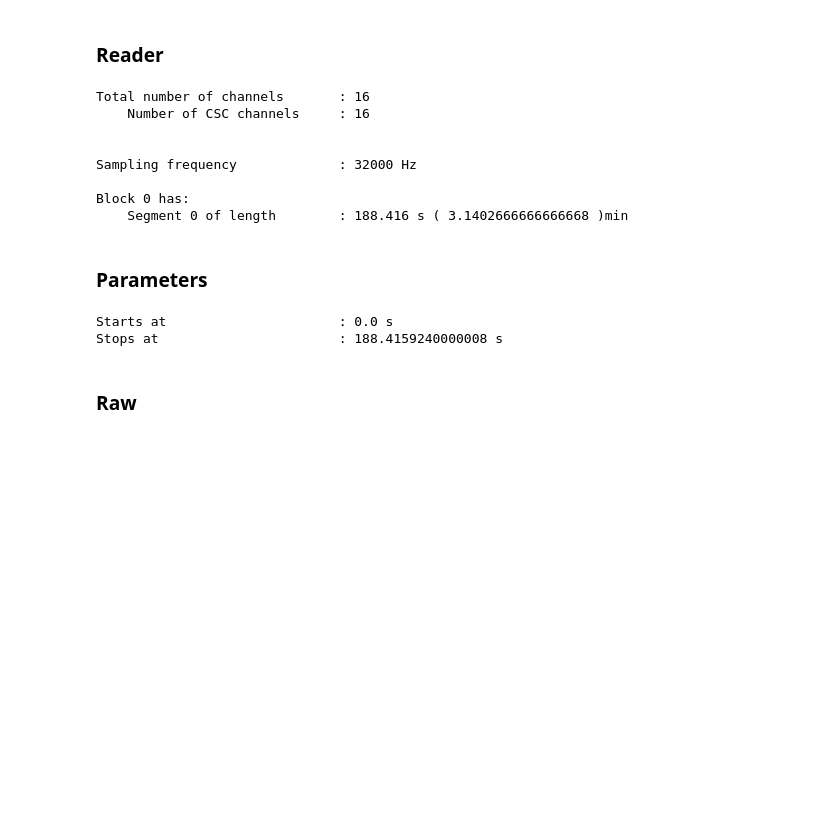
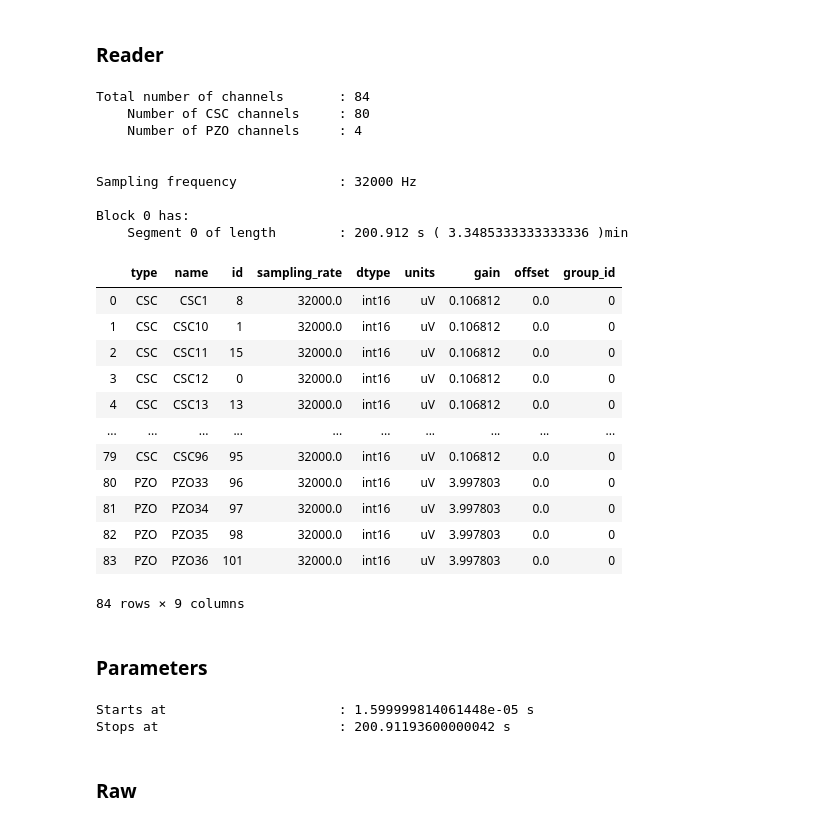
Before and after one commit to r-makarov/ecogy, a Jupyter notebook: notebooks/Preprocess_NLX.ipynb, the cells around one changed output. Drawn from its saved outputs; the diff is of its cells as text; code cells hidden in the pictures; blank space fills up the shorter version.

```diff
--- a/notebooks/Preprocess_NLX.ipynb
+++ b/notebooks/Preprocess_NLX.ipynb
@@ -47,17 +50,36 @@ path
+# %%
+path = '/home/spike/mounts/R_KHZPV_7322/CheetahData3/Roman/2019-10-17/2019-10-17_22-19-20/'
 # %% [markdown]
 ### Reader
 # %%
 reader = Reader(path)
 reader.info()
 # %% [output]
-Total number of channels       : 16
-    Number of CSC channels     : 16
+Total number of channels       : 84
+    Number of CSC channels     : 80
+    Number of PZO channels     : 4
 
 
 Sampling frequency             : 32000 Hz
 
 Block 0 has:
-    Segment 0 of length        : 188.416 s ( 3.1402666666666668 )min
+    Segment 0 of length        : 200.912 s ( 3.3485333333333336 )min
+# %%
+reader.df_ch
+# %% [output]
+|  | type | name | id | sampling_rate | dtype | units | gain | offset | group_id |
+| 0 | CSC | CSC1 | 8 | 32000.0 | int16 | uV | 0.106812 | 0.0 | 0 |
+| 1 | CSC | CSC10 | 1 | 32000.0 | int16 | uV | 0.106812 | 0.0 | 0 |
+| 2 | CSC | CSC11 | 15 | 32000.0 | int16 | uV | 0.106812 | 0.0 | 0 |
+| 3 | CSC | CSC12 | 0 | 32000.0 | int16 | uV | 0.106812 | 0.0 | 0 |
+| 4 | CSC | CSC13 | 13 | 32000.0 | int16 | uV | 0.106812 | 0.0 | 0 |
+| ... | ... | ... | ... | ... | ... | ... | ... | ... | ... |
+| 79 | CSC | CSC96 | 95 | 32000.0 | int16 | uV | 0.106812 | 0.0 | 0 |
+| 80 | PZO | PZO33 | 96 | 32000.0 | int16 | uV | 3.997803 | 0.0 | 0 |
+| 81 | PZO | PZO34 | 97 | 32000.0 | int16 | uV | 3.997803 | 0.0 | 0 |
+| 82 | PZO | PZO35 | 98 | 32000.0 | int16 | uV | 3.997803 | 0.0 | 0 |
+| 83 | PZO | PZO36 | 101 | 32000.0 | int16 | uV | 3.997803 | 0.0 | 0 |
+84 rows × 9 columns
 # %% [markdown]
 ### Parameters
 # %%
@@ -67,8 +89,8 @@ t_start , t_stop = None, None
 
 t_start, t_stop = get_time_slice(reader, t_start, t_stop, block_index, seg_index)
 # %% [output]
-Starts at                      : 0.0 s
-Stops at                       : 188.4159240000008 s
+Starts at                      : 1.599999814061448e-05 s
+Stops at                       : 200.91193600000042 s
 # %% [markdown]
 ### Raw
 # %%
```
Also changed, not shown: parts of 20 cells of this notebook, 1 other file.
